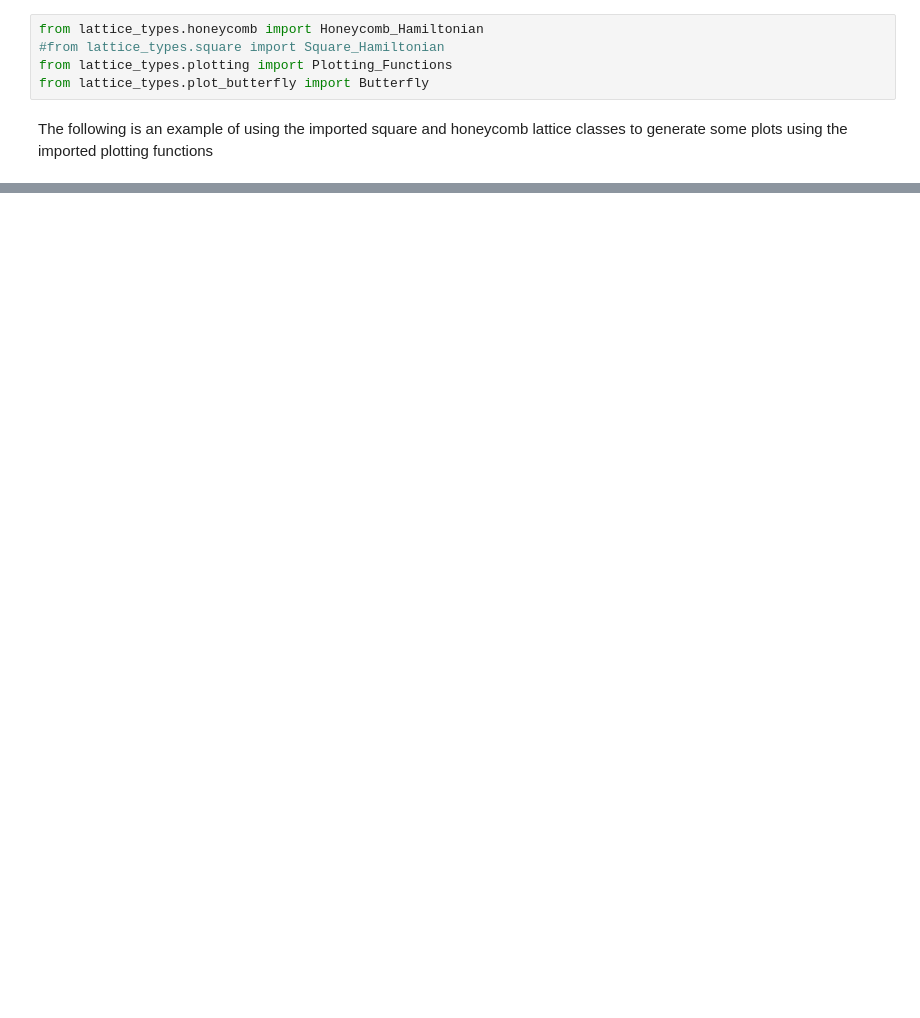
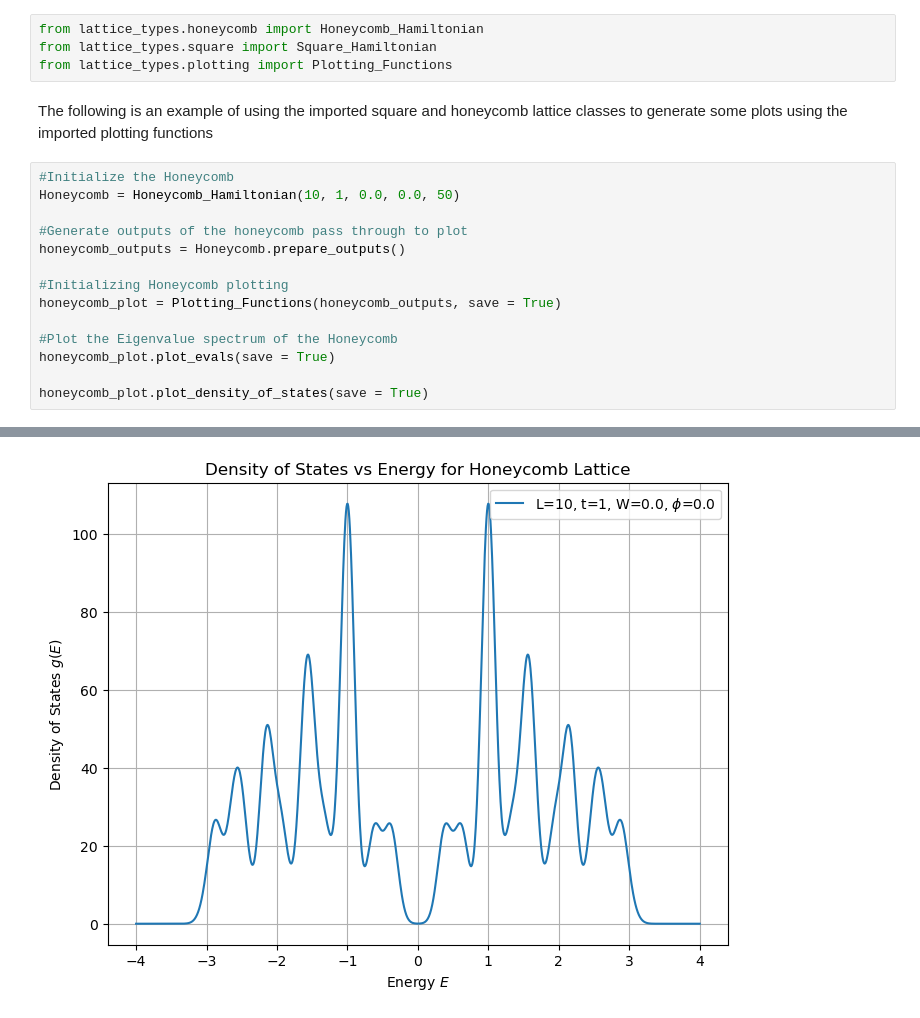
Before and after one commit to r-siddiqi/Hofstadter, a Jupyter notebook: test.ipynb, the cells around one changed output, grey strips where cells are left out. Drawn from its saved outputs; the diff is of its cells as text; blank space fills up the shorter version.

```diff
--- a/test.ipynb
+++ b/test.ipynb
@@ -1,7 +1,21 @@
 # %%
 from lattice_types.honeycomb import Honeycomb_Hamiltonian
-#from lattice_types.square import Square_Hamiltonian
+from lattice_types.square import Square_Hamiltonian
 from lattice_types.plotting import Plotting_Functions
-from lattice_types.plot_butterfly import Butterfly
 # %% [markdown]
 The following is an example of using the imported square and honeycomb lattice classes to generate some plots using the imported plotting functions
+# %%
+#Initialize the Honeycomb
+Honeycomb = Honeycomb_Hamiltonian(10, 1, 0.0, 0.0, 50)
+
+#Generate outputs of the honeycomb pass through to plot
+honeycomb_outputs = Honeycomb.prepare_outputs()
+
+#Initializing Honeycomb plotting
+honeycomb_plot = Plotting_Functions(honeycomb_outputs, save = True)
+
+#Plot the Eigenvalue spectrum of the Honeycomb
+honeycomb_plot.plot_evals(save = True)
+
+honeycomb_plot.plot_density_of_states(save = True)
+# %% [output]
@@ -8,2 +23,3 @@ The following is an example of using the imported square and honeycomb lattice c
+[figure, added]
 # %%
 #Initialize the Honeycomb
```
Also changed, not shown: parts of 3 cells of this notebook, 1 other file.
